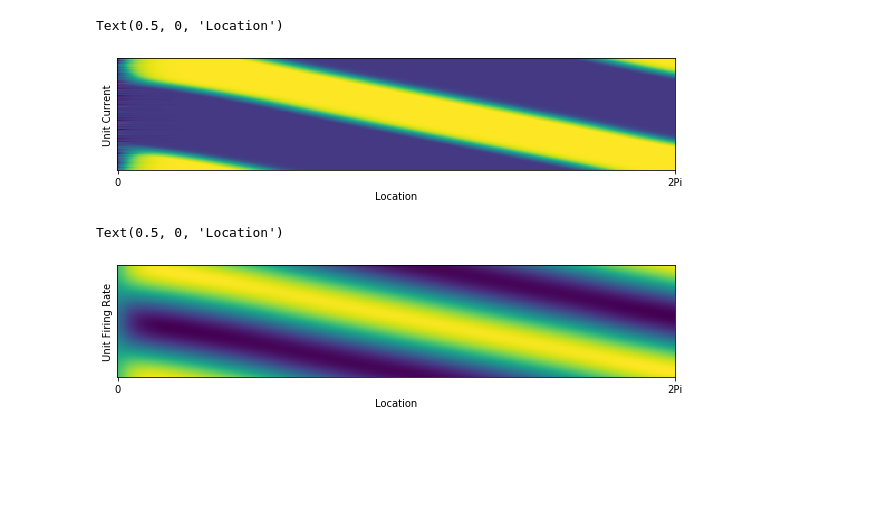
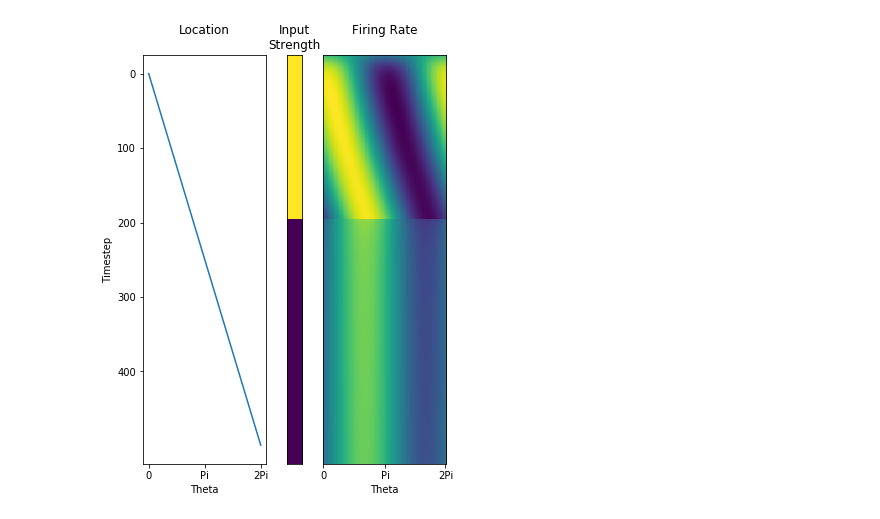
Before and after one commit to chingf/hf-memory-model, a Jupyter notebook: 01-17-run-network.ipynb, the cells around one changed output. Cells and saved outputs as stored; diff of their text form; code cells hidden in the pictures; blank space fills up the shorter version.

Commit message:
Creates visualization for animal location and population firing rate.

```diff
--- a/01-17-run-network.ipynb
+++ b/01-17-run-network.ipynb
@@ -8,24 +11,47 @@ network = Network(100)
 # %%
 num_steps = 500
 locations = np.linspace(0,2*pi,num_steps)
-m, f = network.simulate(locations, np.ones(num_steps)*0.6)
+alphas = np.ones(num_steps)*0.6
+alphas[200:] = 0
+m, f = network.simulate(locations, alphas)
-# %%
-plt.figure(figsize=(10,10))
-plt.imshow(m)
-plt.xticks([0, num_steps], [0, "2Pi"])
-plt.yticks([])
-plt.ylabel("Unit Current")
-plt.xlabel("Location")
-# %% [output]
-Text(0.5, 0, 'Location')
-[figure, removed]
-# %%
-plt.figure(figsize=(10,10))
-plt.imshow(f)
-plt.xticks([0, num_steps], [0, "2Pi"])
-plt.yticks([])
-plt.ylabel("Unit Firing Rate")
-plt.xlabel("Location")
-# %% [output]
-Text(0.5, 0, 'Location')
-[figure, removed]
+# %%
+def plot_output(locations, alphas, f):
+    alphas = np.tile(alphas, (50,1))
+    T = locations.size
+
+    fig = plt.figure(1)
+    gridspec.GridSpec(1, 9)
+
+    plt.subplot2grid((1,9), (0,0), colspan=4)
+    plt.plot(locations, -np.arange(T))
+    plt.yticks(
+        np.arange(0, -T, -100), np.arange(0, T, 100)
+        )
+    plt.ylabel("Timestep")
+    plt.xticks(
+        [0, pi, 2*pi], ["0", "Pi", "2Pi"]
+        )
+    plt.xlabel("Theta")
+    plt.title("Location\n")
+
+    plt.subplot2grid((1,9), (0,4))
+    plt.imshow(alphas.T, aspect='auto')
+    plt.yticks([])
+    plt.xticks([])
+    plt.title("Input\nStrength")
+
+    plt.subplot2grid((1,9), (0,5), colspan=4)
+    plt.imshow(f.T, aspect='auto')
+    plt.yticks([])
+    plt.xticks(
+        [0, f.shape[0]//2, f.shape[0] - 1], ["0", "Pi", "2Pi"]
+        )
+    plt.xlabel("Theta")
+    plt.title("Firing Rate\n")
+
+    fig.tight_layout()
+    fig.set_size_inches(w=5, h=8)
+# %%
+plot_output(locations, alphas, f)
+# %% [output]
+[figure, added]
```
Also changed, not shown: parts of 1 cell of this notebook.
